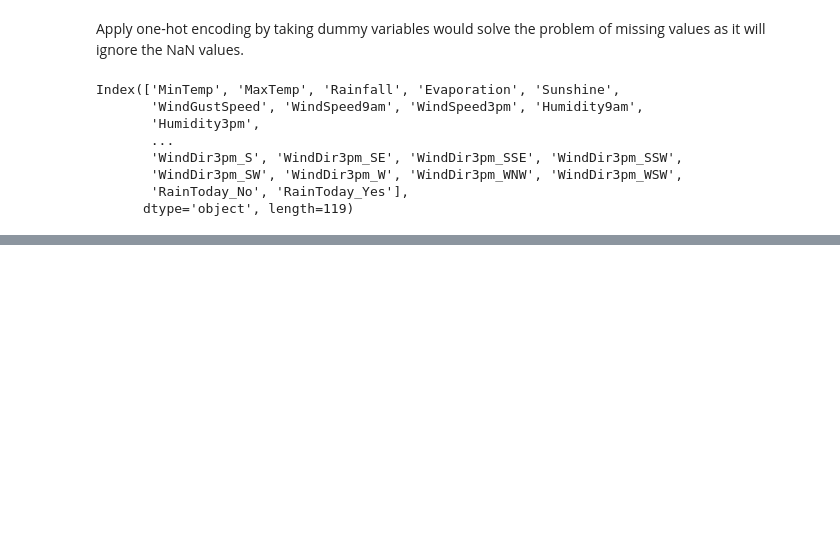
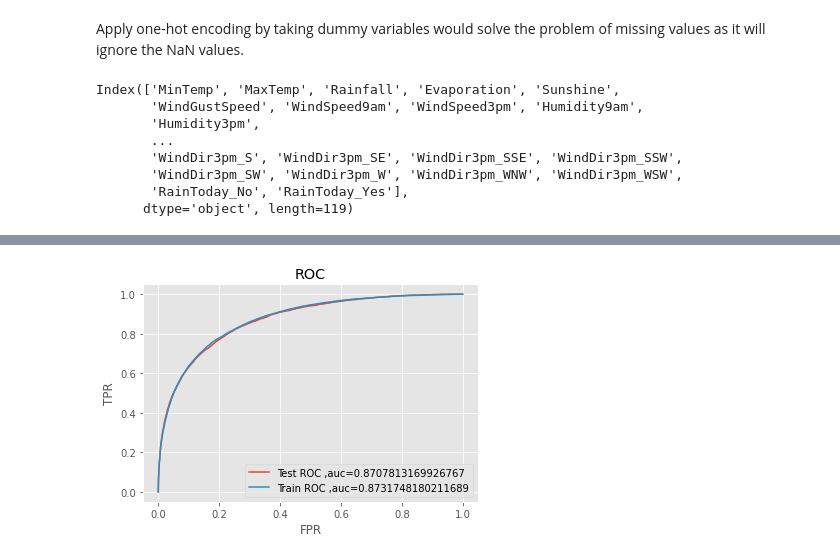
Before and after one commit to cosmicishan/Classification-on-Rain-Dataset, a Jupyter notebook: Rain.ipynb, the cells around one changed output, grey strips where cells are left out. Cells and saved outputs as stored; diff of their text form; code cells hidden in the pictures; blank space fills up the shorter version.

```diff
--- a/Rain.ipynb
+++ b/Rain.ipynb
@@ -318,4 +323,3 @@ We can use Linear Interpolation. It's a technique use to handle the missing valu
 # %%
 for i in numeric_col:
   df[i] = df[i].interpolate(method='linear')
-  df[i] = df[i].interpolate(method='linear')
@@ -364,0 +413,18 @@ Index(['MinTemp', 'MaxTemp', 'Rainfall', 'Evaporation', 'Sunshine',
+# %%
+lr=LogisticRegression(penalty='l2',C=optimal_c)
+lr.fit(X_train,y_train)
+predi=lr.predict_proba(X_test)[:,1]
+fpr1, tpr1, thresholds1 = roc_curve(y_test, predi)
+pred=lr.predict_proba(X_train)[:,1]
+fpr2,tpr2,thresholds2 = roc_curve(y_train,pred)
+fig = plt.figure()
+ax = plt.subplot(111)
+ax.plot(fpr1, tpr1, label='Test ROC ,auc='+str(roc_auc_score(y_test,predi)))
+ax.plot(fpr2, tpr2, label='Train ROC ,auc='+str(roc_auc_score(y_train,pred)))
+plt.title('ROC')
+plt.xlabel('FPR')
+plt.ylabel('TPR')
+ax.legend()
+plt.show()
+# %% [output]
+[figure, added]
```
Also changed, not shown: parts of 14 cells of this notebook.
